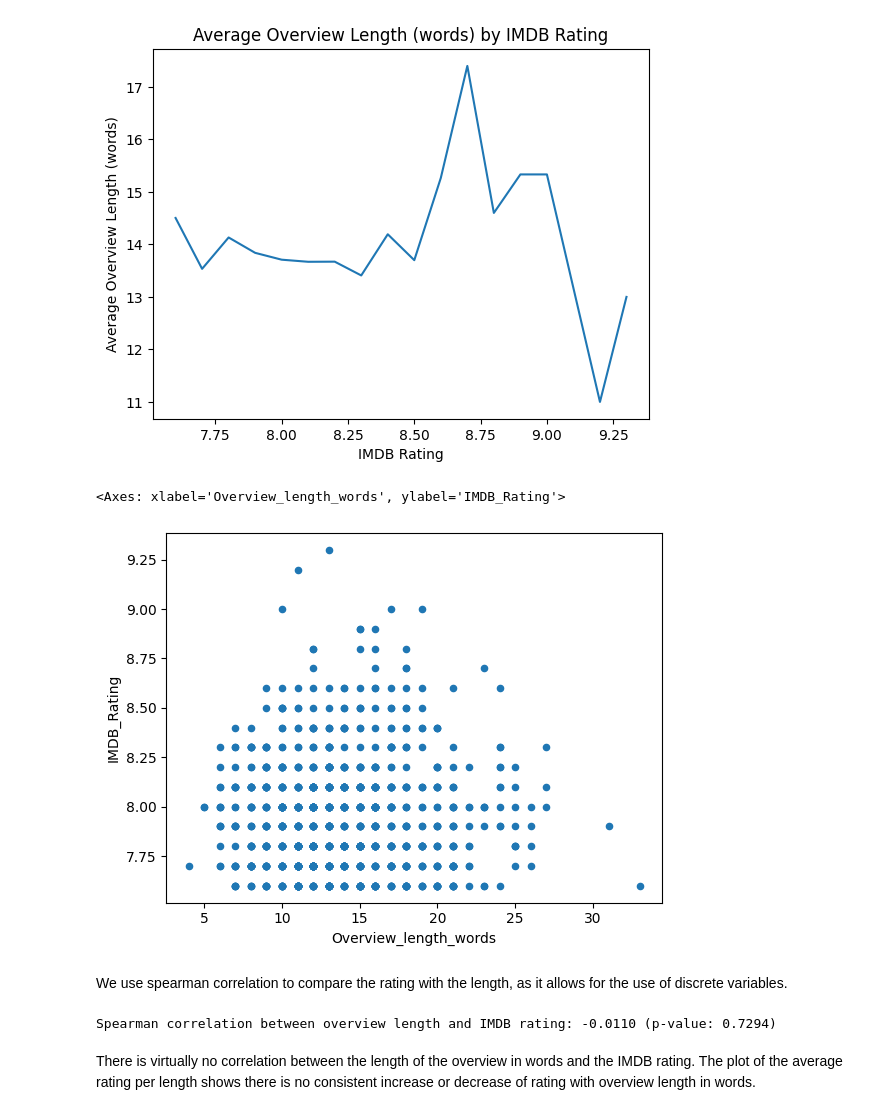
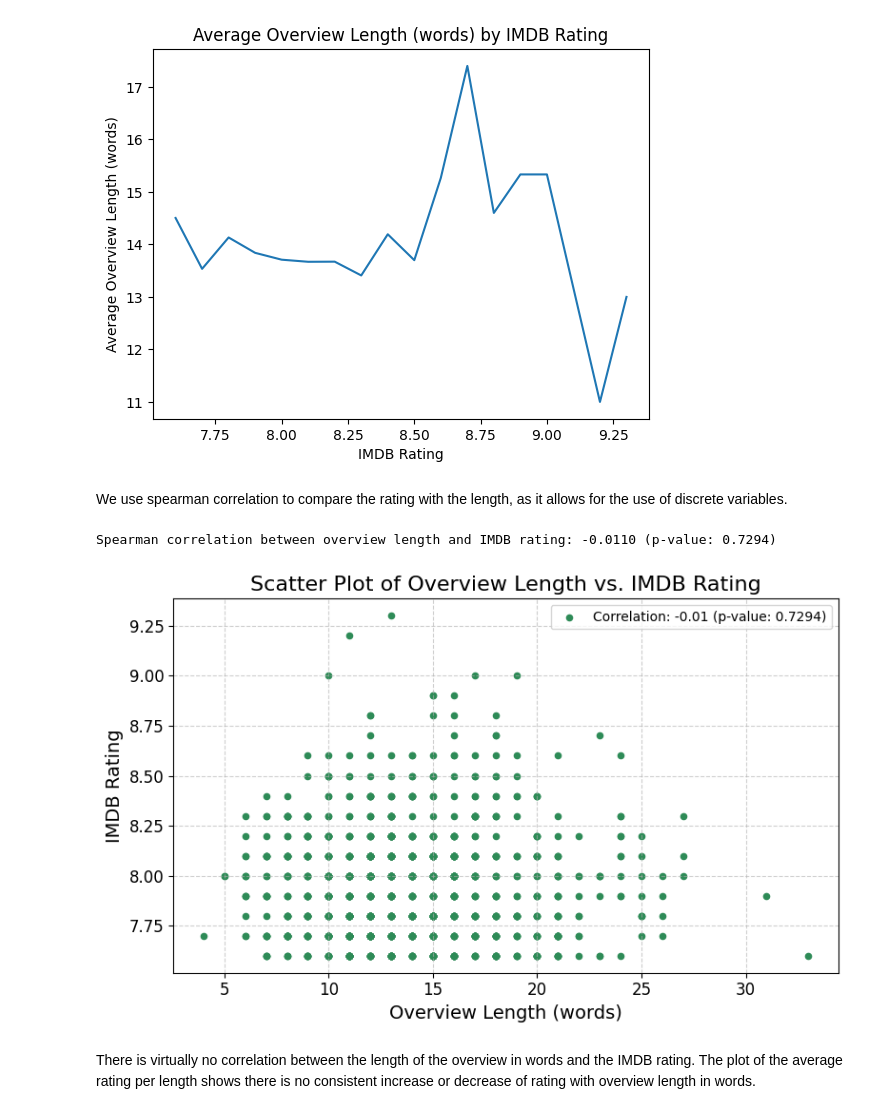
Before and after one commit to EetuHolmi/IMDB_analysis, a Jupyter notebook: 3_overview_text_preprocessing.ipynb, the cells around one changed output. Saved outputs shown, nothing was run; the diff lists cells and outputs as text; code cells hidden in the pictures.

```diff
--- a/3_overview_text_preprocessing.ipynb
+++ b/3_overview_text_preprocessing.ipynb
@@ -71,22 +83,29 @@ plt.ylabel("Average Overview Length (words)")
 plt.show()
 # %% [output]
 [figure]
+# %% [markdown]
+We use spearman correlation to compare the rating with the length, as it allows for the use of discrete variables.
+# %%
+correlation = stats.spearmanr(
+    imdb_data["Overview_length_words"], imdb_data["IMDB_Rating"]
+)
+print(
+    f"Spearman correlation between overview length and IMDB rating: {correlation.correlation:.4f} (p-value: {correlation.pvalue:.4f})"
+)
+# %% [output]
+Spearman correlation between overview length and IMDB rating: -0.0110 (p-value: 0.7294)
 # %%
-imdb_data.plot.scatter(x="Overview_length_words", y="IMDB_Rating")
+imdb_data.plot.scatter(x="Overview_length_words", y="IMDB_Rating", figsize=(8, 5), color="seagreen")
+plt.title("Scatter Plot of Overview Length vs. IMDB Rating", fontsize=16)
+plt.xlabel("Overview Length (words)", fontsize=14)
+plt.ylabel("IMDB Rating", fontsize=14)
+plt.xticks(fontsize=12)
+plt.yticks(fontsize=12)
+plt.legend([f"Correlation: {correlation.correlation:.2f} (p-value: {correlation.pvalue:.4f})"], loc="upper right", fontsize=10)
+plt.grid(True, linestyle="--", alpha=0.6)
+plt.tight_layout()
 # %% [output]
-<Axes: xlabel='Overview_length_words', ylabel='IMDB_Rating'>
-[figure, old version]
+[figure, new version]
-# %% [markdown]
-We use spearman correlation to compare the rating with the length, as it allows for the use of discrete variables.
-# %%
-correlation = stats.spearmanr(
-    imdb_data["Overview_length_words"], imdb_data["IMDB_Rating"]
-)
-print(
-    f"Spearman correlation between overview length and IMDB rating: {correlation.correlation:.4f} (p-value: {correlation.pvalue:.4f})"
-)
-# %% [output]
-Spearman correlation between overview length and IMDB rating: -0.0110 (p-value: 0.7294)
 # %% [markdown]
 There is virtually no correlation between the length of the overview in words and the IMDB rating. The plot of the average rating per length shows there is no consistent increase or decrease of rating with overview length in words.
 # %% [markdown]
```
Also changed, not shown: parts of 17 cells of this notebook, 3 other files.
